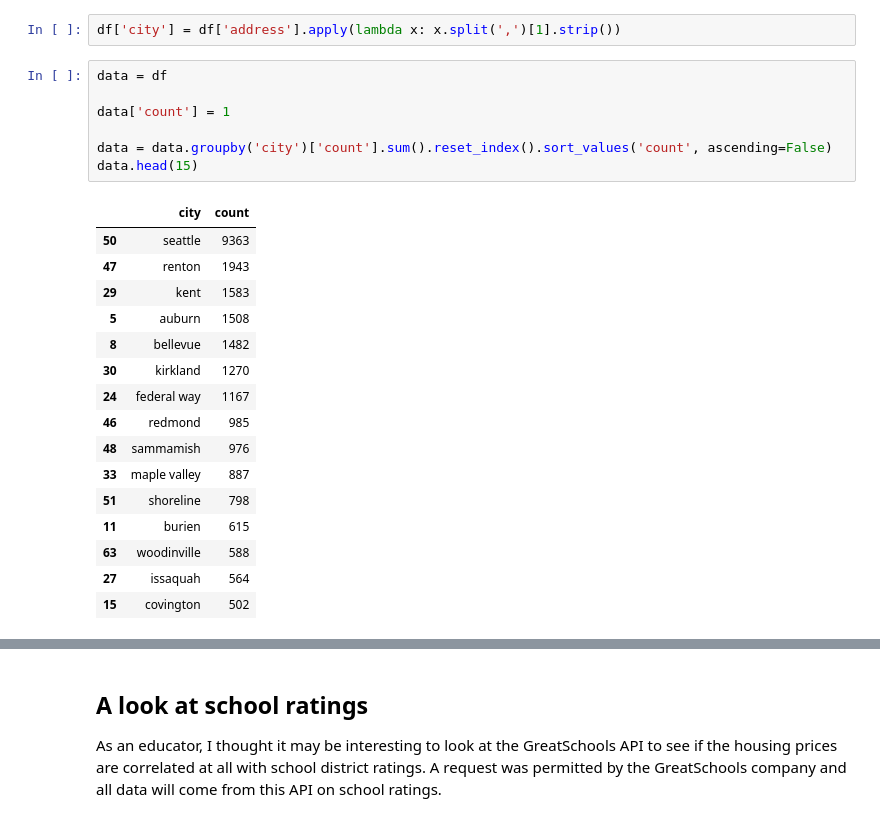
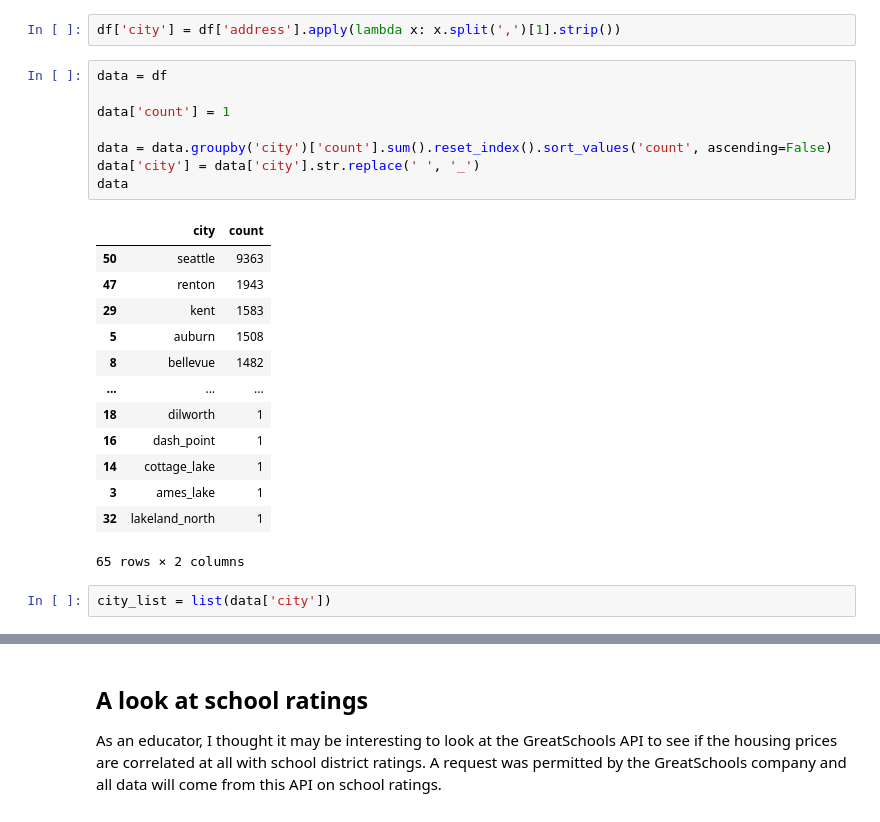
Before and after one commit to andrewkoji/Housing_Linear_Model_Project, a Jupyter notebook: notebooks/Final_Exploratory_Data_Analysis.ipynb, the cells around one changed output, grey strips where cells are left out. Saved outputs shown, nothing was run; the diff lists cells and outputs as text.

```diff
--- a/notebooks/Final_Exploratory_Data_Analysis.ipynb
+++ b/notebooks/Final_Exploratory_Data_Analysis.ipynb
@@ -329,24 +329,24 @@ df['city'] = df['address'].apply(lambda x: x.split(',')[1].strip())
 # %%
 data = df
 
 data['count'] = 1
 
 data = data.groupby('city')['count'].sum().reset_index().sort_values('count', ascending=False)
-data.head(15)
+data['city'] = data['city'].str.replace(' ', '_')
+data
 # %% [output]
 |  | city | count |
 | 50 | seattle | 9363 |
 | 47 | renton | 1943 |
 | 29 | kent | 1583 |
 | 5 | auburn | 1508 |
 | 8 | bellevue | 1482 |
-| 30 | kirkland | 1270 |
-| 24 | federal way | 1167 |
-| 46 | redmond | 985 |
-| 48 | sammamish | 976 |
-| 33 | maple valley | 887 |
-| 51 | shoreline | 798 |
-| 11 | burien | 615 |
-| 63 | woodinville | 588 |
-| 27 | issaquah | 564 |
-| 15 | covington | 502 |
+| ... | ... | ... |
+| 18 | dilworth | 1 |
+| 16 | dash_point | 1 |
+| 14 | cottage_lake | 1 |
+| 3 | ames_lake | 1 |
+| 32 | lakeland_north | 1 |
+65 rows × 2 columns
+# %%
+city_list = list(data['city'])
```
Also changed, not shown: parts of 12 cells of this notebook, 2 other files.
